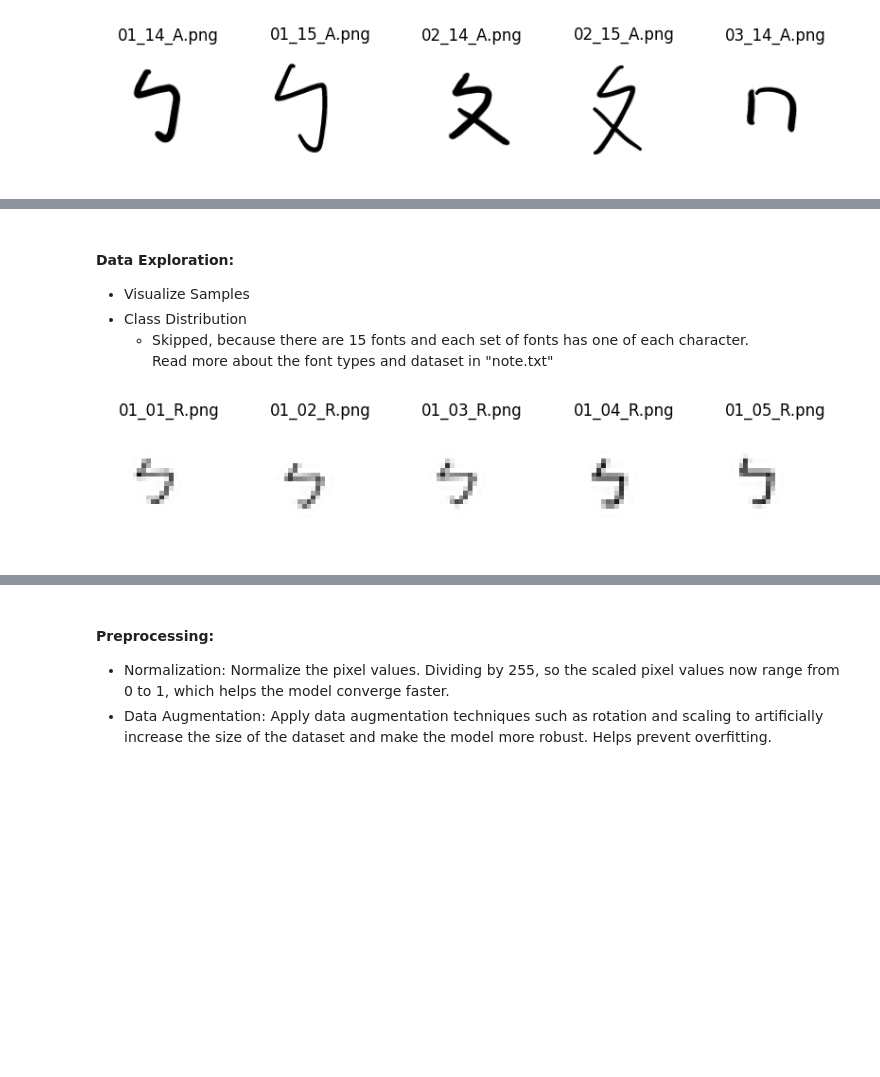
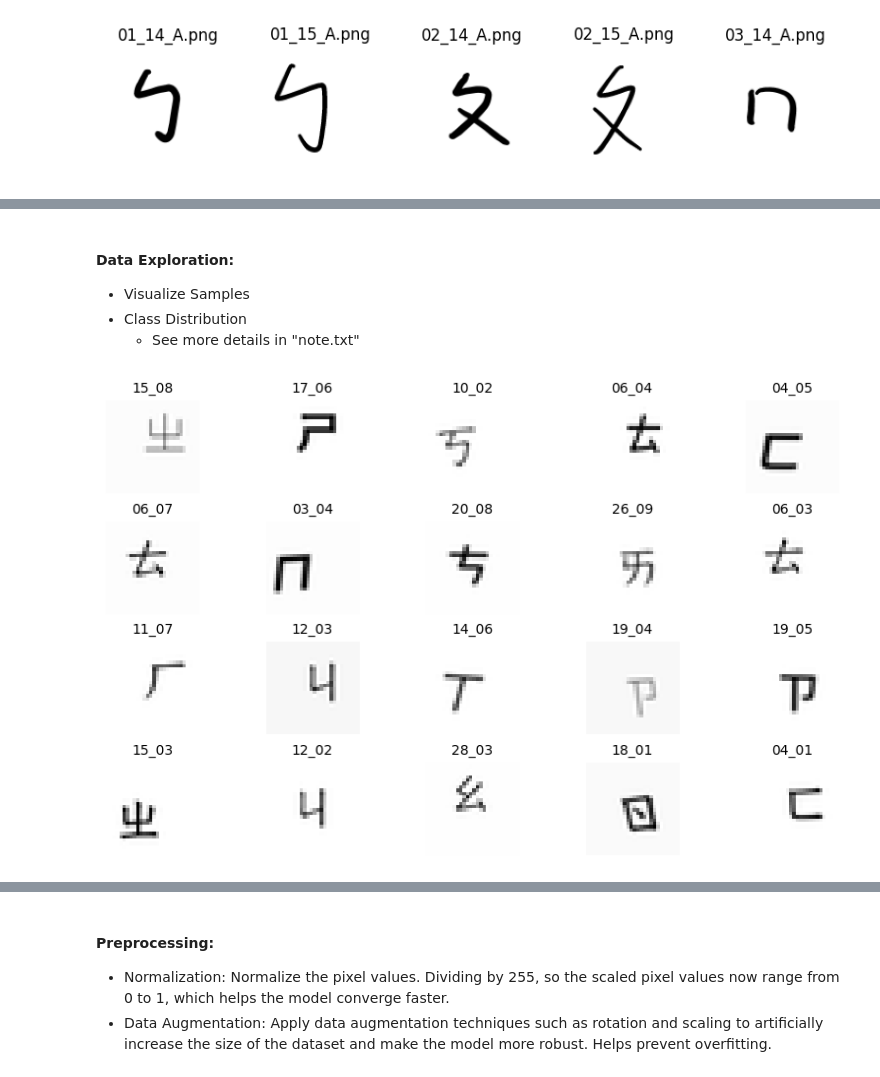
Before and after one commit to white-pub/Bopomofo-Model, a Jupyter notebook: Bopomofo_model.ipynb, the cells around one changed output, grey strips where cells are left out. Cells and saved outputs as stored; diff of their text form; code cells hidden in the pictures; blank space fills up the shorter version.

```diff
--- a/Bopomofo_model.ipynb
+++ b/Bopomofo_model.ipynb
@@ -288,5 +593,4 @@ Each font has five versions, one where it is centered, and four where it is rand
 #### Data Exploration:
 - Visualize Samples
 - Class Distribution
-    - Skipped, because there are 15 fonts and each set of fonts has one of each character.<br>
-      Read more about the font types and dataset in "note.txt"
+    - See more details in "note.txt"
@@ -293,19 +631,6 @@ Each font has five versions, one where it is centered, and four where it is rand
 # %%
-# Load and visualize samples
-def visualize_samples(data_dir, num_samples=5):
-    filenames = os.listdir(data_dir)[:num_samples]
-    plt.figure(figsize=(10, 5))
-    for i, filename in enumerate(filenames):
-        img_path = os.path.join(data_dir, filename)
-        img = Image.open(img_path)
-        plt.subplot(1, num_samples, i+1)
-        plt.imshow(img, cmap='gray')
-        plt.title(filename)
-        plt.axis('off')
-    plt.show()
-
 # Visualize some samples
-data_dir = 'fonts_processed_scaled'
-visualize_samples(data_dir)
+data_dir = 'fonts - processed and scaled'
+visualize_random_samples(data_dir)
 # %% [output]
-[figure, old version]
+[figure, new version]
```
Also changed, not shown: parts of 39 cells of this notebook, 6 other files.
